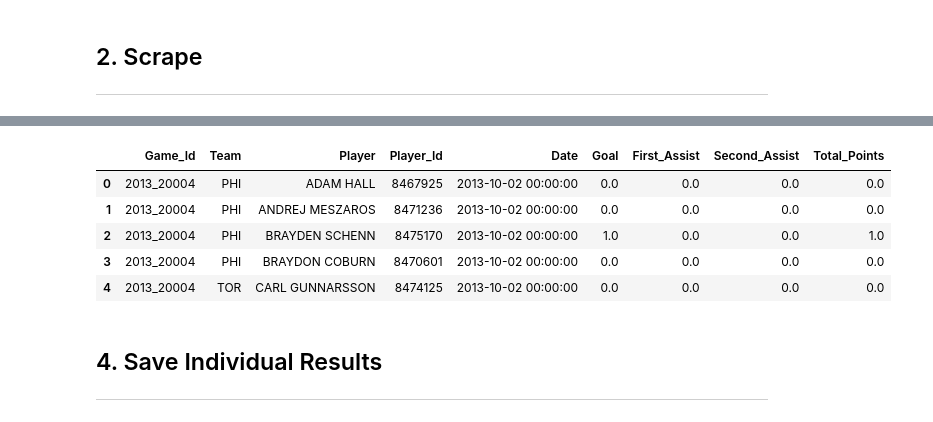
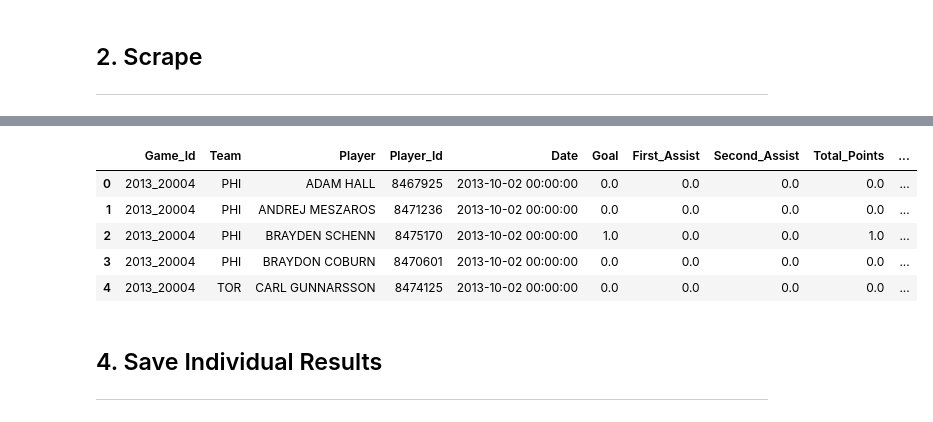
Before and after one commit to noiseux1523/NHL-Player-Projection, a Jupyter notebook: notebooks/Get_Gamelogs.ipynb, the cells around one changed output, grey strips where cells are left out. Drawn from its saved outputs; the diff is of its cells as text; code cells hidden in the pictures.

```diff
--- a/notebooks/Get_Gamelogs.ipynb
+++ b/notebooks/Get_Gamelogs.ipynb
@@ -86,18 +88,20 @@ End of season date:
 # %%
 %%time
-years = ['20132014', '20142015', '20152016', '20162017', '20172018', '20182019']
+years = ['20132014', '20142015', '20152016', '20162017', '20172018', '20182019', '20192020']
 start_date = [pd.datetime(2013, 10, 1),
               pd.datetime(2014, 10, 1),
               pd.datetime(2015, 10, 1),
               pd.datetime(2016, 10, 1),
               pd.datetime(2017, 10, 1),
-              pd.datetime(2018, 10, 1)]
+              pd.datetime(2018, 10, 1),
+              pd.datetime(2019, 10, 1)]
 end_date = [pd.datetime(2014, 4, 13),
             pd.datetime(2015, 4, 11),
             pd.datetime(2016, 4, 10),
             pd.datetime(2017, 4, 9),
             pd.datetime(2018, 4, 8),
-            pd.datetime(2019, 4, 6)]
+            pd.datetime(2019, 4, 6),
+            pd.datetime(2020, 3, 11)]
 nhl_pbp = pd.DataFrame()
 nhl_shifts = pd.DataFrame()
 i = 0
@@ -145,8 +146,14 @@ Wall time: 5min 25s
 # For each game ID, get all players that played in it
 player_games = nhl_shifts.sort_values(['Game_Id', 'Player']).drop_duplicates(subset=['Game_Id', 'Player'])[['Game_Id', 'Team', 'Player', 'Player_Id', 'Date']]
 
+# Add team that an event is against
+teams_involved = [set(x) for x in nhl_pbp[['Home_Team', 'Away_Team']].values]
+event_team = [set(x) for x in np.expand_dims(nhl_pbp.Ev_Team.values, axis=1)]
+nhl_pbp['Against_Team'] = [list(teams - event_team)[0] for (teams, event_team) in zip(teams_involved, event_team)]
+nhl_pbp['Teams_Involved'] = [x for x in nhl_pbp[['Home_Team', 'Away_Team']].values]
+
 # For each game ID, get all players with goal(s) or assist(s)
-player_games_points = nhl_pbp[nhl_pbp['Event'] == 'GOAL'][['Game_Id', 'p1_name', 'p1_ID', 'p2_name', 'p2_ID', 'p3_name', 'p3_ID']]
+player_games_points = nhl_pbp[nhl_pbp['Event'] == 'GOAL'][['Game_Id', 'Ev_Team', 'Against_Team', 'p1_name', 'p1_ID', 'p2_name', 'p2_ID', 'p3_name', 'p3_ID']]
 player_games_points = player_games_points.fillna(0)
 # %%
 # Get goals scored per player in each games
@@ -170,22 +177,33 @@ player_games_second_assists = player_games_second_assists.iloc[:,:4]
 player_games_second_assists.columns = ['Game_Id', 'Player', 'Player_Id', 'Second_Assist']
 # %%
 # Merge goals and first assist and second assist
-player_logs = player_games.merge(player_games_goals, on=['Game_Id', 'Player', 'Player_Id'], how='outer')
-player_logs = player_logs.merge(player_games_first_assists, on=['Game_Id', 'Player', 'Player_Id'], how='outer')
-player_logs = player_logs.merge(player_games_second_assists, on=['Game_Id', 'Player', 'Player_Id'], how='outer')
+player_logs = player_games.merge(player_games_goals[['Game_Id', 'Player', 'Player_Id', 'Goal']], on=['Game_Id', 'Player', 'Player_Id'], how='outer')
+player_logs = player_logs.merge(player_games_first_assists[['Game_Id', 'Player', 'Player_Id', 'First_Assist']], on=['Game_Id', 'Player', 'Player_Id'], how='outer')
+player_logs = player_logs.merge(player_games_second_assists[['Game_Id', 'Player', 'Player_Id', 'Second_Assist']], on=['Game_Id', 'Player', 'Player_Id'], how='outer')
 player_logs = player_logs.fillna(0)
 
 # Add total points
 player_logs['Total_Points'] = player_logs[['Goal', 'First_Assist', 'Second_Assist']].sum(axis=1)
 player_logs = player_logs[player_logs['Date'] != 0]
+player_logs = player_logs.drop_duplicates()
+
+# Add Against Team
+teams_involved_df = nhl_pbp.groupby('Game_Id')[['Game_Id', 'Teams_Involved']].head(1)
+player_logs = player_logs.merge(teams_involved_df, on='Game_Id', how='left')
+player_logs['Against_Team'] = [list(set(involved_teams) - set([team]))[0] for team, involved_teams in zip(player_logs['Team'], player_logs['Teams_Involved'])]
+player_logs = player_logs.drop('Teams_Involved', axis=1)
+
+player_logs.to_csv('../data/nhl_tft.csv') # For tft
+player_logs[['Game_Id', 'Team', 'Player', 'Player_Id', 'Date', 'Goal', 'First_Assist', 'Second_Assist', 'Total_Points']].to_csv('../data/nhl.csv') # For pool dataset
+
 player_logs.head()
 # %% [output]
-|  | Game_Id | Team | Player | Player_Id | Date | Goal | First_Assist | Second_Assist | Total_Points |
-| 0 | 2013_20004 | PHI | ADAM HALL | 8467925 | 2013-10-02 00:00:00 | 0.0 | 0.0 | 0.0 | 0.0 |
-| 1 | 2013_20004 | PHI | ANDREJ MESZAROS | 8471236 | 2013-10-02 00:00:00 | 0.0 | 0.0 | 0.0 | 0.0 |
-| 2 | 2013_20004 | PHI | BRAYDEN SCHENN | 8475170 | 2013-10-02 00:00:00 | 1.0 | 0.0 | 0.0 | 1.0 |
-| 3 | 2013_20004 | PHI | BRAYDON COBURN | 8470601 | 2013-10-02 00:00:00 | 0.0 | 0.0 | 0.0 | 0.0 |
-| 4 | 2013_20004 | TOR | CARL GUNNARSSON | 8474125 | 2013-10-02 00:00:00 | 0.0 | 0.0 | 0.0 | 0.0 |
+|  | Game_Id | Team | Player | Player_Id | Date | Goal | First_Assist | Second_Assist | Total_Points | ... |
+| 0 | 2013_20004 | PHI | ADAM HALL | 8467925 | 2013-10-02 00:00:00 | 0.0 | 0.0 | 0.0 | 0.0 | ... |
+| 1 | 2013_20004 | PHI | ANDREJ MESZAROS | 8471236 | 2013-10-02 00:00:00 | 0.0 | 0.0 | 0.0 | 0.0 | ... |
+| 2 | 2013_20004 | PHI | BRAYDEN SCHENN | 8475170 | 2013-10-02 00:00:00 | 1.0 | 0.0 | 0.0 | 1.0 | ... |
+| 3 | 2013_20004 | PHI | BRAYDON COBURN | 8470601 | 2013-10-02 00:00:00 | 0.0 | 0.0 | 0.0 | 0.0 | ... |
+| 4 | 2013_20004 | TOR | CARL GUNNARSSON | 8474125 | 2013-10-02 00:00:00 | 0.0 | 0.0 | 0.0 | 0.0 | ... |
 # %% [markdown]
 ## 4. Save Individual Results
 ---
```
Also changed, not shown: parts of 5 cells of this notebook, 4 other files.
